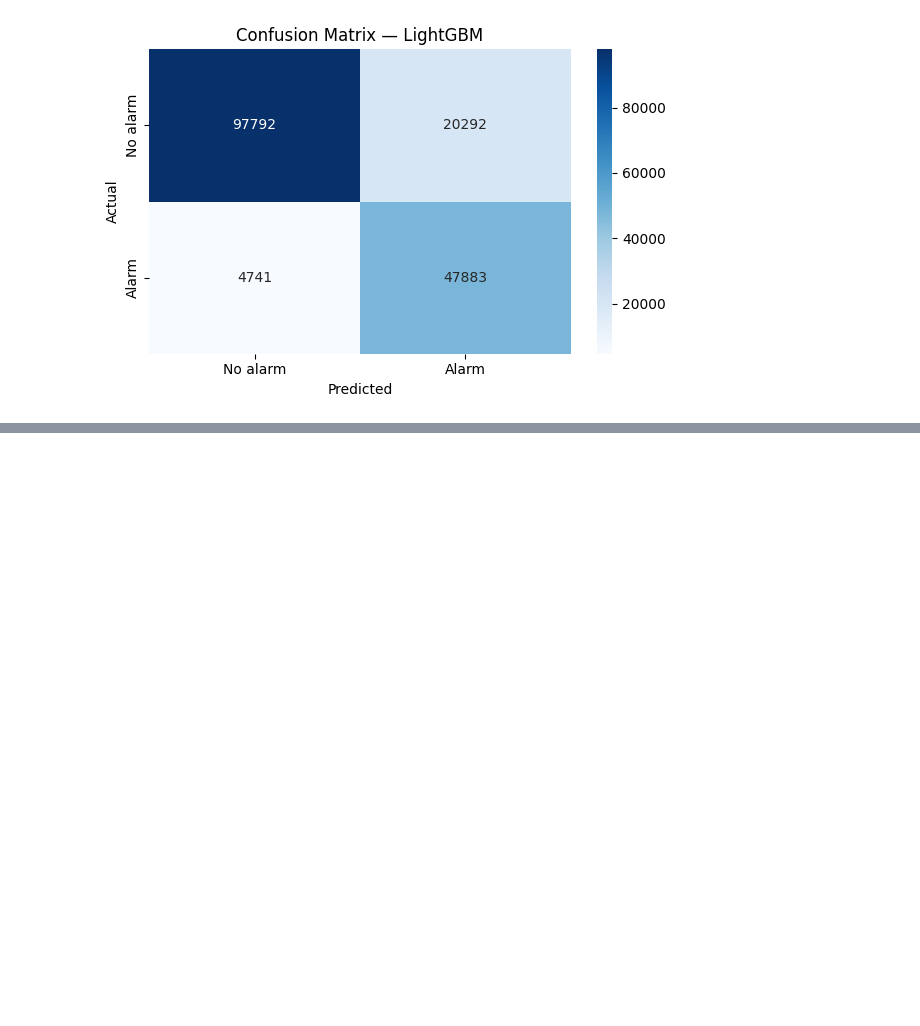
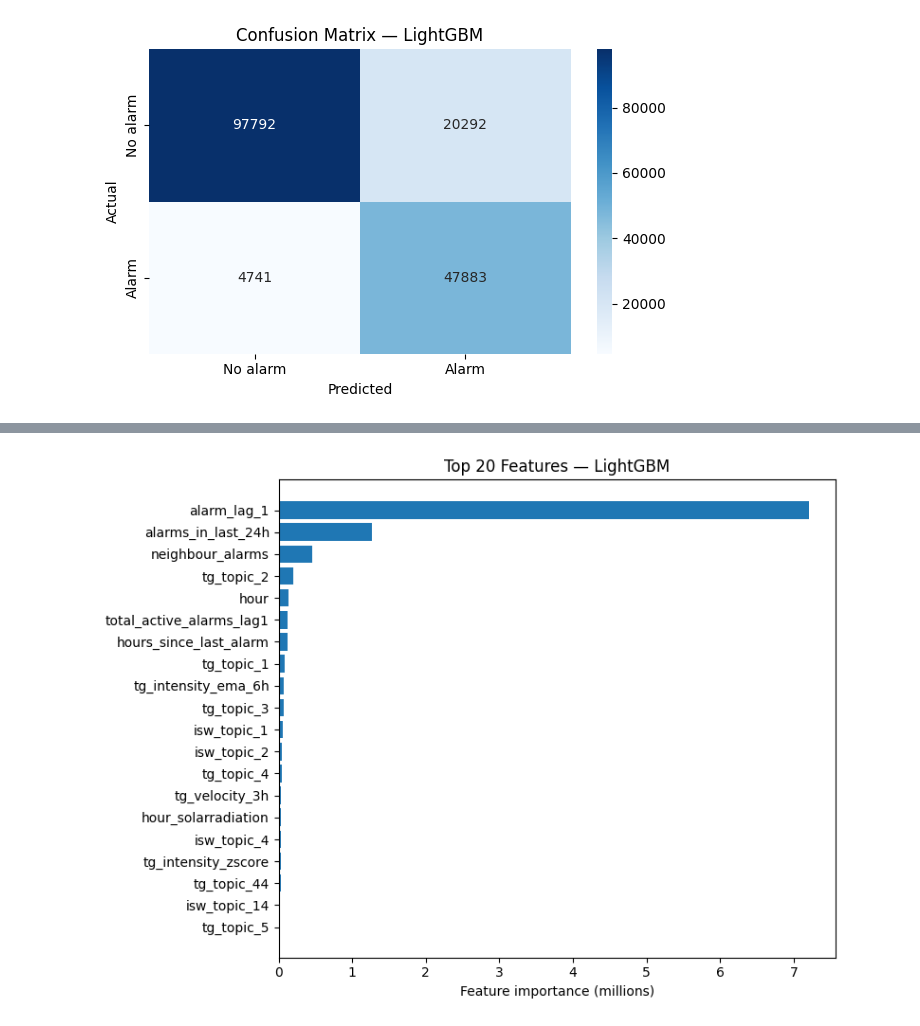
Before and after one commit to khorunzhaviktoriia/war-events-predictor-saas, a Jupyter notebook: forecasting/LightGBM.ipynb, the cells around one changed output, grey strips where cells are left out. Cells and saved outputs as stored; diff of their text form; code cells hidden in the pictures; blank space fills up the shorter version.

```diff
--- a/forecasting/LightGBM.ipynb
+++ b/forecasting/LightGBM.ipynb
@@ -182,0 +180,22 @@ plt.show()
+# %%
+importance_df = pd.DataFrame({
+    "feature": lgbm_model.booster_.feature_name(),
+    "importance": lgbm_model.booster_.feature_importance(importance_type="gain")
+})
+
+top20 = (
+    importance_df
+    .sort_values("importance", ascending=False)
+    .head(20)
+)
+
+top20_display = top20.copy()
+
+top20_display["importance_%"] = (
+    100 * top20_display["importance"] / top20_display["importance"].sum()
+).round(2)
+
+top20_display["importance"] = top20_display["importance"].map('{:,.0f}'.format)
+top20_display["importance_%"] = top20_display["importance_%"].map('{:.2f}%'.format)
+
+top20_display
@@ -183,3 +220,24 @@ plt.show()
+# %%
+top20_sorted = top20.sort_values("importance", ascending=True)
+
+plt.figure(figsize=(8, 6))
+
+top20_sorted["importance_k"] = top20_sorted["importance"] / 1000000
+
+plt.barh(
+    top20_sorted["feature"],
+    top20_sorted["importance_k"]
+)
+
+plt.xlabel("Feature importance (millions)")
+plt.title("Top 20 Features — LightGBM")
+
+plt.ticklabel_format(style='plain', axis='x')
+
+plt.tight_layout()
+plt.show()
+# %% [output]
+[figure, added]
 # %%
 #with open("lgbm_model.pkl", "wb") as f:
 #    pickle.dump(lgbm_model, f)
```
Also changed, not shown: parts of 5 cells of this notebook, 1 other file.
